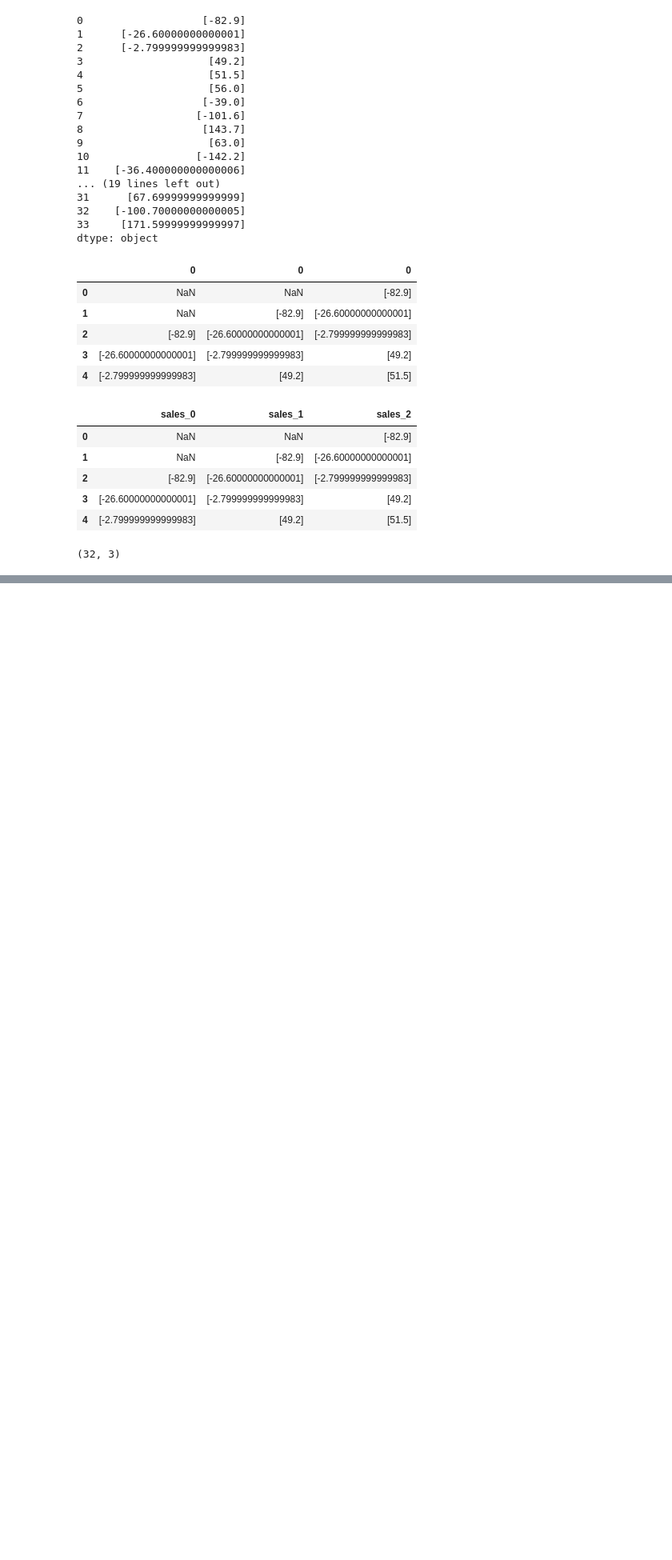
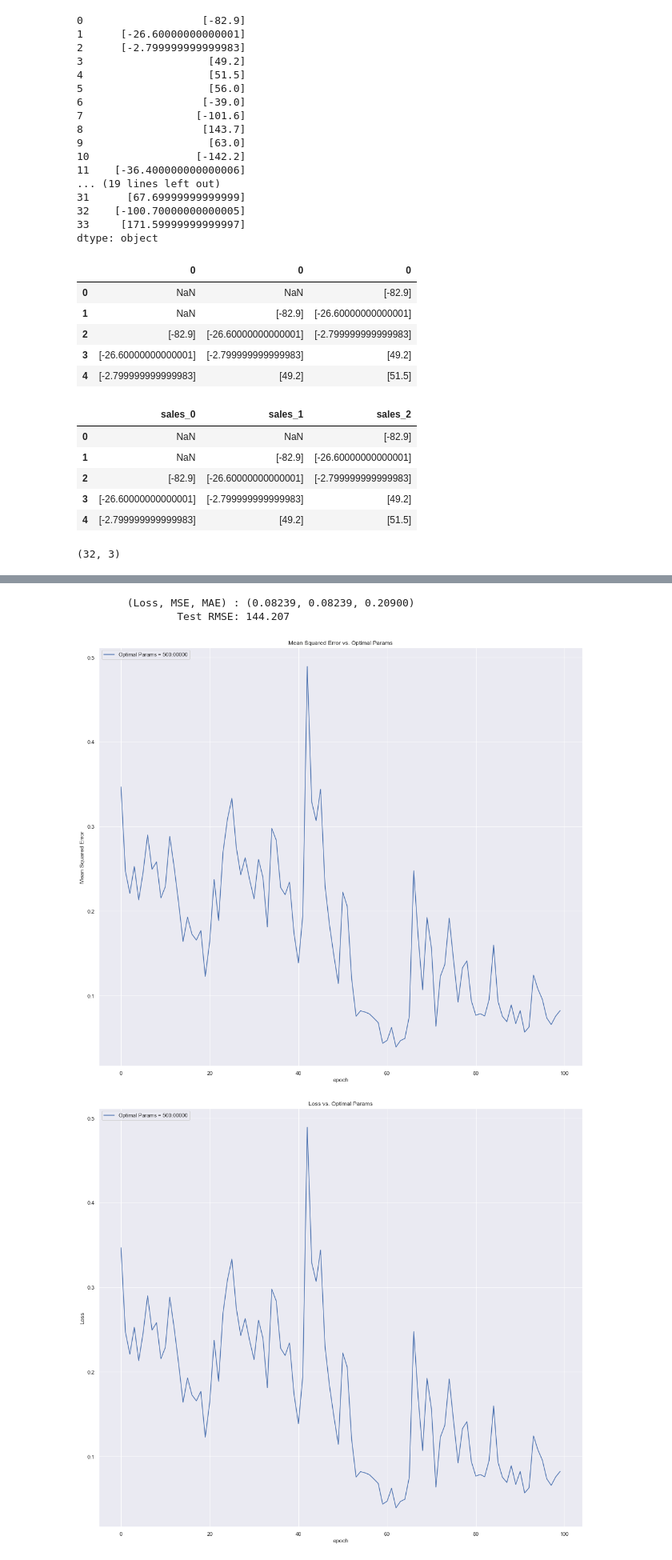
Before and after one commit to kofi/learning, a Jupyter notebook: torch/shampoo_analysis_2.ipynb, the cells around one changed output, grey strips where cells are left out. Shown at 80% size. Saved outputs shown, nothing was run; the diff lists cells and outputs as text; code cells hidden in the pictures; blank space fills up the shorter version.

```diff
--- a/torch/shampoo_analysis_2.ipynb
+++ b/torch/shampoo_analysis_2.ipynb
@@ -339,0 +365,17 @@ error_scores.append(rmse)
+# %%
+# Seems best options are few neurons, few epochs and large lr are good for test performance
+all_history = {}
+
+# fit the base model
+lstm_model, h = fit_lstm(train_scaled, batch_size, 100, 20, lag, {'lr':.1, 'b1': 0.9, 'b2':0.999} )
+all_history[ne]= h
+test_rmse = get_test_rmse()
+print('\t\tTest RMSE: %.3f' % (test_rmse))
+
+#then plot the results
+plot_training_stats(all_history, 'Optimal Params')
+# %% [output]
+        (Loss, MSE, MAE) : (0.08239, 0.08239, 0.20900)
+                Test RMSE: 144.207
+[figure, added]
+[figure, added]
```
Also changed, not shown: parts of 19 cells of this notebook.
